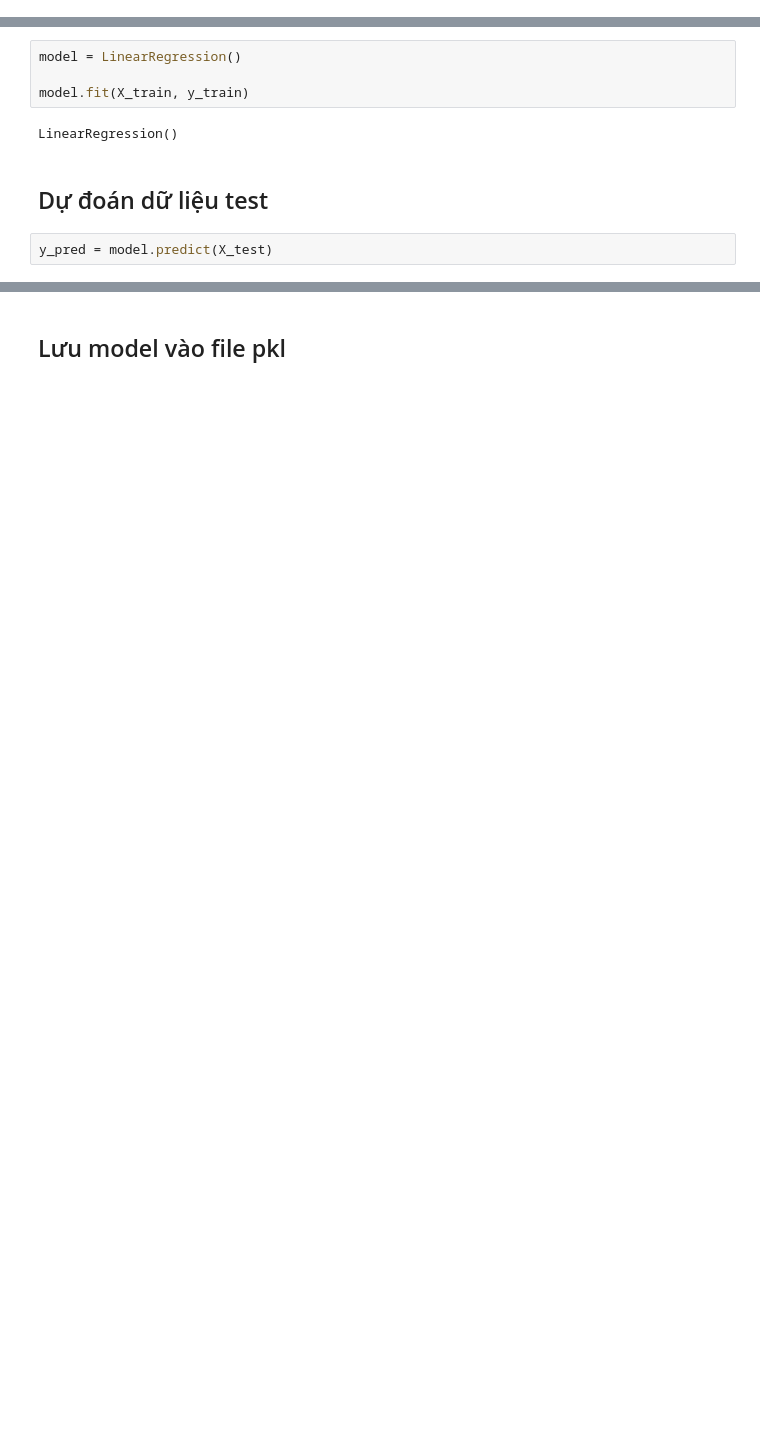
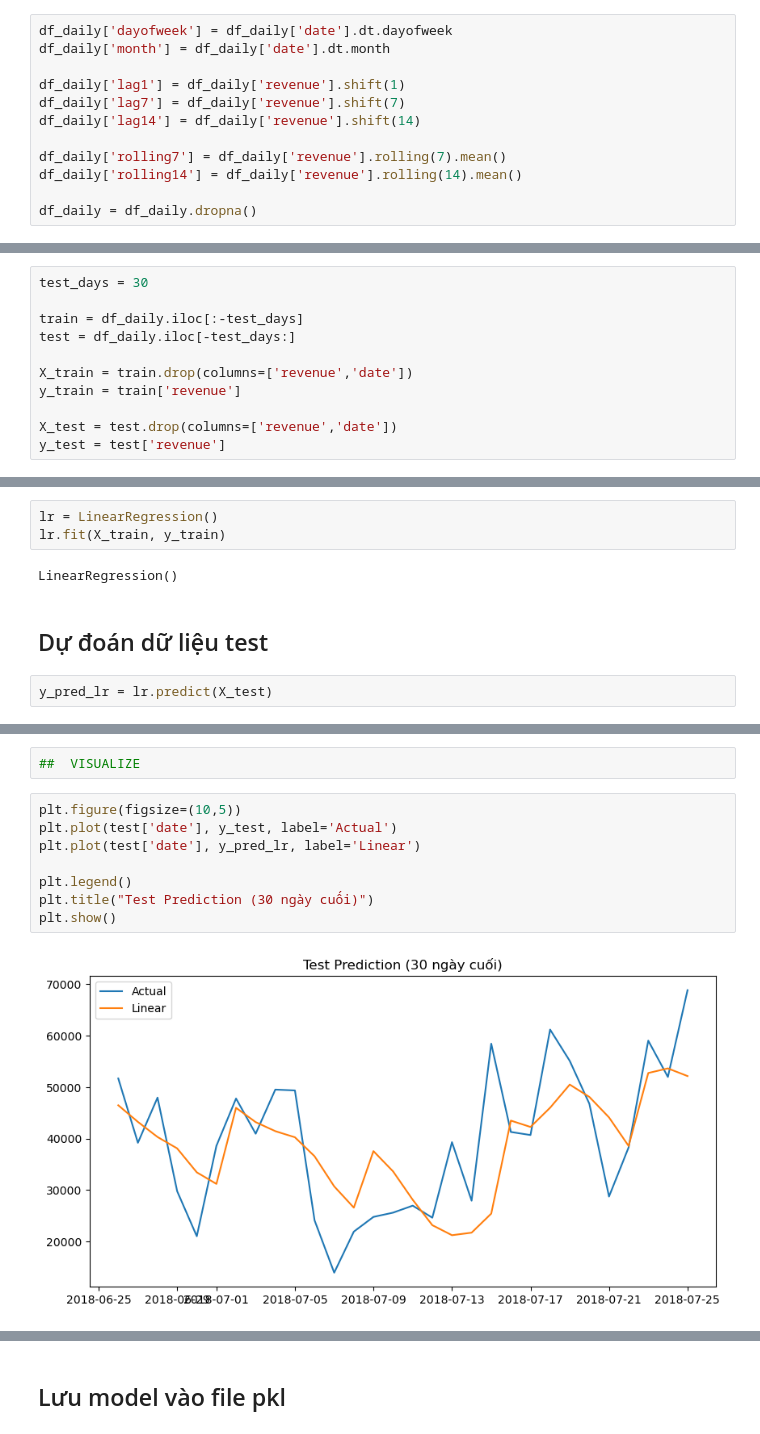
Before and after one commit to NAizdabezt/BI-Dashboard-Project, a Jupyter notebook: notebooks/03a_Model_LinearRegression.ipynb, the cells around one changed output, grey strips where cells are left out. Cells and saved outputs as stored; diff of their text form; blank space fills up the shorter version.

Commit message:
Cập nhật training model version 2

```diff
--- a/notebooks/03a_Model_LinearRegression.ipynb
+++ b/notebooks/03a_Model_LinearRegression.ipynb
@@ -140,0 +104,12 @@ print(X_test.shape)
+# %%
+df_daily['dayofweek'] = df_daily['date'].dt.dayofweek
+df_daily['month'] = df_daily['date'].dt.month
+
+df_daily['lag1'] = df_daily['revenue'].shift(1)
+df_daily['lag7'] = df_daily['revenue'].shift(7)
+df_daily['lag14'] = df_daily['revenue'].shift(14)
+
+df_daily['rolling7'] = df_daily['revenue'].rolling(7).mean()
+df_daily['rolling14'] = df_daily['revenue'].rolling(14).mean()
+
+df_daily = df_daily.dropna()
@@ -141,12 +118,22 @@ print(X_test.shape)
+# %%
+test_days = 30
+
+train = df_daily.iloc[:-test_days]
+test = df_daily.iloc[-test_days:]
+
+X_train = train.drop(columns=['revenue','date'])
+y_train = train['revenue']
+
+X_test = test.drop(columns=['revenue','date'])
+y_test = test['revenue']
 # %% [markdown]
 ## Bắt đầu huấn luyện mô hình
 # %%
-model = LinearRegression()
-
-model.fit(X_train, y_train)
+lr = LinearRegression()
+lr.fit(X_train, y_train)
 # %% [output]
 LinearRegression()
 # %% [markdown]
 ## Dự đoán dữ liệu test
 # %%
-y_pred = model.predict(X_test)
+y_pred_lr = lr.predict(X_test)
@@ -226,0 +155,12 @@ coefficients.sort_values(by='Coefficient', ascending=False)
+# %%
+##  VISUALIZE
+# %%
+plt.figure(figsize=(10,5))
+plt.plot(test['date'], y_test, label='Actual')
+plt.plot(test['date'], y_pred_lr, label='Linear')
+
+plt.legend()
+plt.title("Test Prediction (30 ngày cuối)")
+plt.show()
+# %% [output]
+[figure, added]
```
Also changed, not shown: parts of 39 cells of this notebook, 6 other files.
